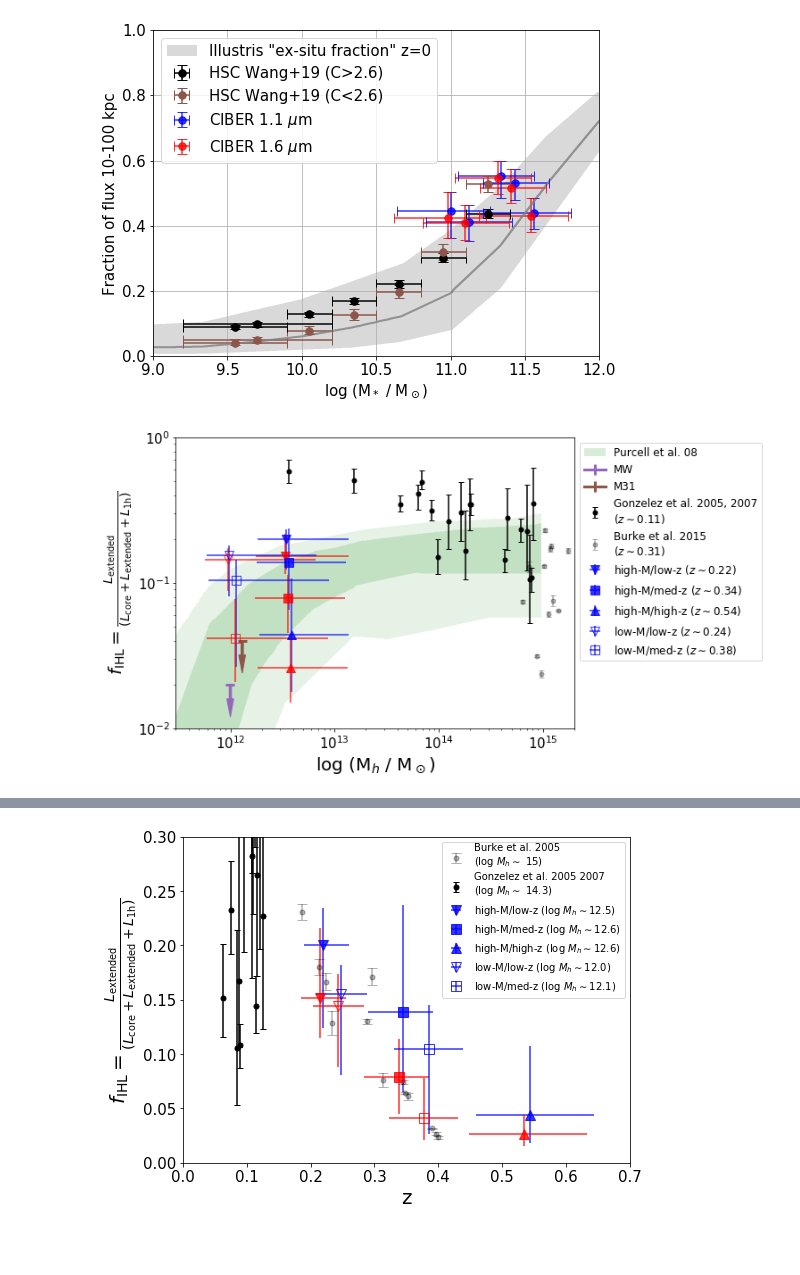
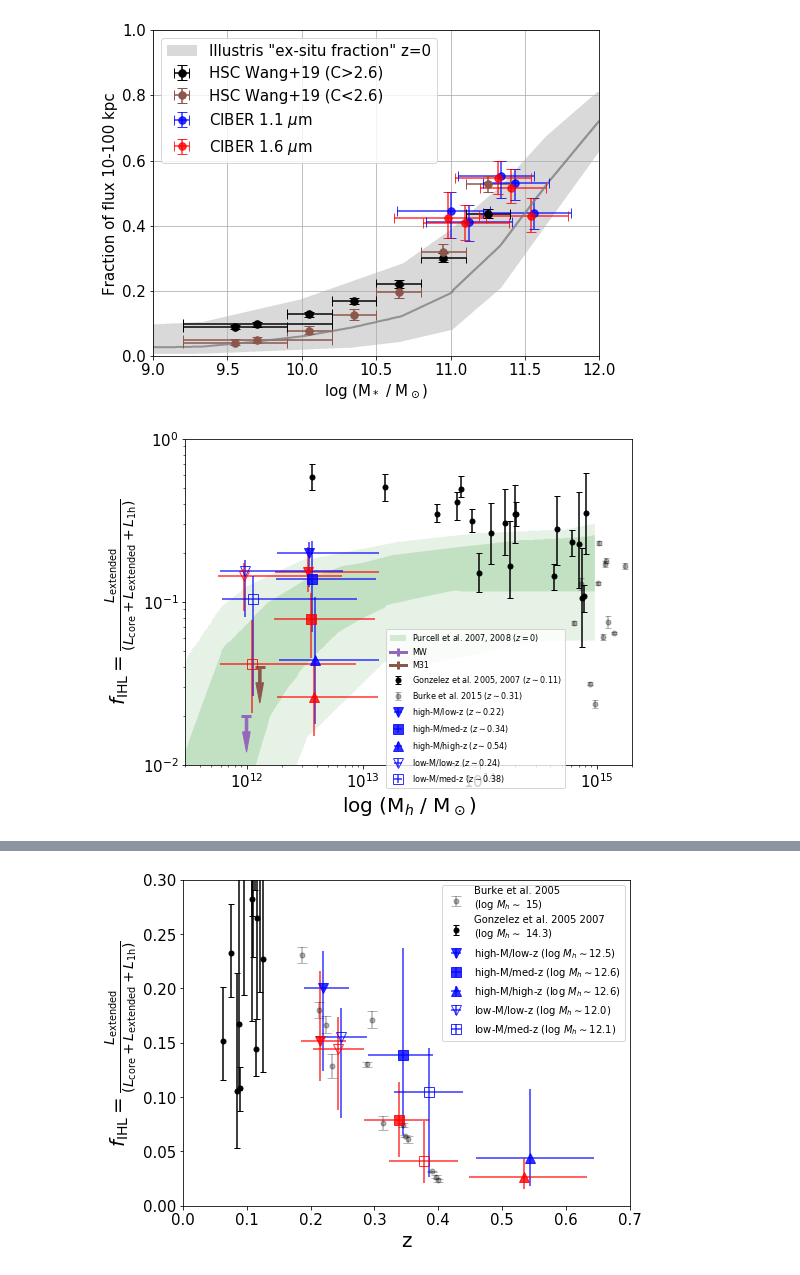
Before and after one commit to yuntingcheng/python_ciber, a Jupyter notebook: stack_modelfit/paperfigs.ipynb, the cells around one changed output, grey strips where cells are left out. Cells and saved outputs as stored; diff of their text form; code cells hidden in the pictures; blank space fills up the shorter version.

```diff
--- a/stack_modelfit/paperfigs.ipynb
+++ b/stack_modelfit/paperfigs.ipynb
@@ -1025,7 +1056,7 @@ for i,(im,M_min,M_max) in enumerate(zip([1,2,3,2,3],[-23,-23,-23,-22,-22],[-22,-
 
     dfi = dfmc.loc[(dfmc['I']>=m_min) & (dfmc['I']<m_max) & (dfmc['M_I']>=M_min) & (dfmc['M_I']<M_max)]
     srcinfo[i]['R200_mc'] = 1e3 * dfi['Rv_Mpc'].values # [kpc]
-
+    srcinfo[i]['logMh'] = dfi['lmhalo'].values
     srcinfo[i]['z'] = np.array([])
     for ifield in [4,5,6,7,8]:
         print(i,ifield)
@@ -1038,7 +1069,6 @@ for i,(im,M_min,M_max) in enumerate(zip([1,2,3,2,3],[-23,-23,-23,-22,-22],[-22,-
     DA_Mpc = cosmo.angular_diameter_distance(srcinfo[i]['z']).value
     srcinfo[i]['kpc_per_arcsec'] = DA_Mpc * (u.Mpc/u.rad).to(u.kpc/u.arcsec)
 
-    print('get MRR ...')
     # get Mstr from MRR cat
     srcdat = ps_src_select(1, 8, m_min, m_max,
         [mask_inst1, mask_inst2], sample_type='all')
@@ -1054,7 +1084,6 @@ for i,(im,M_min,M_max) in enumerate(zip([1,2,3,2,3],[-23,-23,-23,-22,-22],[-22,-
     srcinfo[i]['logMstr'] = logMstr
 
     for inst in [1,2]:
-#         print(i,inst)
         savename='mcmc_3par_joint_m%d_%d_Mabs%d_%d.npy'%(m_min,m_max,M_min,M_max)
         fitparamdat,flatsamps = get_mcmc_fit_params_3par(inst,im, ifield=ifield,savename=savename,
                                               return_samples=True)
@@ -1081,6 +1110,30 @@ for i,(im,M_min,M_max) in enumerate(zip([1,2,3,2,3],[-23,-23,-23,-22,-22],[-22,-
         rbins, _, mc_avg_fit, _, _, _ = micecat_profile_fit(inst,im, return_full=True)
         srcinfo[i]['MC2h_rbins'+str(inst)] = rbins
         srcinfo[i]['MC2h_avg'+str(inst)] = mc_avg_fit
+
+# get R50
+# for i,(im,M_min,M_max) in enumerate(zip([1,2,3,2,3],[-23,-23,-23,-22,-22],[-22,-22,-22,-21,-21])):
+#     m_min, m_max = magbindict['m_min'][im], magbindict['m_max'][im]
+#     srcinfo[i]['dfpetro'] = pd.DataFrame()
+#     for ifield in [4,5,6,7,8]:
+#         print('get petro mag bin #%d, ifield%d'%(i, ifield))
+#         dfpetro = pd.read_csv('/Volumes/Drive/ciber/data/SDSScats/%s_petro.csv'\
+#                       %fieldnamedict[ifield],skiprows=1, low_memory=False)
+#         mask_inst1, mask_inst2 = load_processed_images(data_maps,
+#                               return_names=[(1,ifield,'mask_inst'),(2,ifield,'mask_inst')])
+#         field = fieldnamedict[ifield]
+#         srcdat = ps_src_select(1, ifield, m_min, m_max,
+#             [mask_inst1, mask_inst2], Mabs_min=M_min, Mabs_max=M_max, sample_type='all')
+#         dfpsi = pd.read_csv(mypaths['PScatdat'] + fieldnamedict[ifield] + '.csv')
+#         dfpsi = dfpsi.iloc[srcdat['idxg_arr']]
+#         dfpsi, dfpetroi = match_catalog_by_coord(dfpsi,dfpetro)
+#         dfpsi=dfpsi.reset_index(drop=True)
+#         dfpetroi=dfpetroi.reset_index(drop=True)
+#         dfpsi = dfpsi.join(dfpetroi,lsuffix='_ps', rsuffix='_petro')
+#         srcinfo[i]['dfpetro'] = pd.concat([srcinfo[i]['dfpetro'],
+#                 dfpsi[['petroR50_u','petroR50_g','petroR50_r','petroR50_i','petroR50_z']]])
+
+clear_output()
 # %%
 from run_fit import *
 
@@ -1276,15 +1331,16 @@ plt.savefig('plots/paperfig/frac_exsitu.pdf',
 # %%
-from run_fit import *
+# from run_fit import *
 
 fig, ax = plt.subplots(1,1,figsize=(8,6))
 
 # Purcell
+data = np.loadtxt('Illustris_frac/Purcell08_med.txt', delimiter=',')
 data_h = np.loadtxt('Illustris_frac/Purcell08_68high.txt', delimiter=',')
 data_l = np.loadtxt('Illustris_frac/Purcell08_68low.txt', delimiter=',')
 plt.fill_between(10**data[:,0],
                  10**np.interp(data[:,0],data_l[:,0],data_l[:,1]),
                  10**np.interp(data[:,0],data_h[:,0],data_h[:,1]),
-                         facecolor='g', alpha=0.15, label='Purcell et al. 08')
+                         facecolor='g', alpha=0.15, label=r'Purcell et al. 2007, 2008 ($z=0$)')
 data_h = np.loadtxt('Illustris_frac/Purcell08_95high.txt', delimiter=',')
 data_l = np.loadtxt('Illustris_frac/Purcell08_95low.txt', delimiter=',')
 plt.fill_between(10**data[:,0],
@@ -1292,6 +1348,7 @@ plt.fill_between(10**data[:,0],
                  10**np.interp(data[:,0],data_h[:,0],data_h[:,1]),
                          facecolor='g', alpha=0.1)
 
+# MW, M31
 plt.errorbar([1e12], [0.02], xerr=[1e12*0.1], yerr=[0],
              lw=3, color='C4', label='MW')
 plt.errorbar([1.3e12], [0.04], xerr=[1.3e12*0.1], yerr=[0],
@@ -1321,12 +1378,13 @@ for name,arr in Gonzalez_dict.items():
 f_arr,f_low_arr, f_high_arr = np.array(f_arr),np.array(f_low_arr), np.array(f_high_arr)
 plt.errorbar(Mh_arr, f_arr, yerr=[f_arr - f_low_arr,f_high_arr - f_arr],
                             fmt='.',capsize=3, mfc=None, markersize=10, color='k',
-            label='Gonzelez et al. 2005, 2007\n'+r'($z\sim %.2f$)'%(np.median(z_arr)))
-
+#             label='Gonzelez et al. 2005, 2007\n'+r'($z\sim %.2f$)'%(np.median(z_arr)))
+            label='Gonzelez et al. 2005, 2007 '+r'($z\sim %.2f$)'%(np.median(z_arr)))
 # Burke
 plt.errorbar(Burke_dict['M200'], Burke_dict['f_ICL'], yerr=Burke_dict['f_ICL_err'],
                 fmt='.',capsize=3, mfc=None, markersize=10, color='k', alpha=0.3,
-             label='Burke et al. 2015\n'+r'($z\sim %.2f$)'%(np.median(Burke_dict['z'])))
+#              label='Burke et al. 2015\n'+r'($z\sim %.2f$)'%(np.median(Burke_dict['z'])))
+             label='Burke et al. 2015 '+r'($z\sim %.2f$)'%(np.median(Burke_dict['z'])))
 
 
 r_arr = data_dict['rbins']
@@ -1350,32 +1408,32 @@ for i,(fmt,mfc,name) in enumerate(zip(['v','s','^','v','s'],[None, None, None, '
                             data_dict[inst][i]['prof1h_low'])*r_arr**2)
         Lihl_high =  np.sum(data_dict[inst][i]['profex_high']*r_arr**2)
         f = Lihl/Ltot
         f_low = Lihl_low/Ltot_low
         f_high = Lihl_high/Ltot_high
 
         if inst == 1:
 
             ax.errorbar([Mh*1.01], [f], xerr=[[Mh-Mh_low],[Mh_high-Mh]],
                            yerr=[[f - f_low],[f_high - f]], alpha=0.8,
                             fmt=fmt,capsize=0, mfc=mfc, markersize=10, c='b',
                         label = name + r' ($z\sim %.2f$)'%np.median(srcinfo[i]['z']))
         else:
             ax.errorbar([Mh*0.99], [f], xerr=[[Mh-Mh_low],[Mh_high-Mh]],
                            yerr=[[f - f_low],[f_high - f]], alpha=0.8,
                     fmt=fmt,capsize=0, mfc=mfc, markersize=10, c='r')
 
-ax.legend(fontsize=12, bbox_to_anchor=(1,1))
+ax.legend(fontsize=8, bbox_to_anchor=(0.65,0.43))
 ax.set_ylim([1e-2,1])
 ax.set_xlim([3e11,2e15])
 ax.set_xscale('log')
 ax.set_yscale('log')
 # ax.grid()
 ax.set_xlabel('log (M$_h$ / M$_\odot$)', fontsize=20)
 ax.set_ylabel(r"$f_{\rm IHL} = \frac{L_{\rm extended}}{(L_{\rm core}+L_{\rm extended}+L_{\rm 1h})}$",
               fontsize=20)
 ax.tick_params(axis='x', labelsize=15)
 ax.tick_params(axis='y', labelsize=15)
 plt.savefig('plots/paperfig/fIHL.pdf',
             dpi = 200, bbox_inches='tight')
 # %% [output]
-[figure, old version]
+[figure, new version]
```
Also changed, not shown: parts of 5 cells of this notebook, 2 other files.
